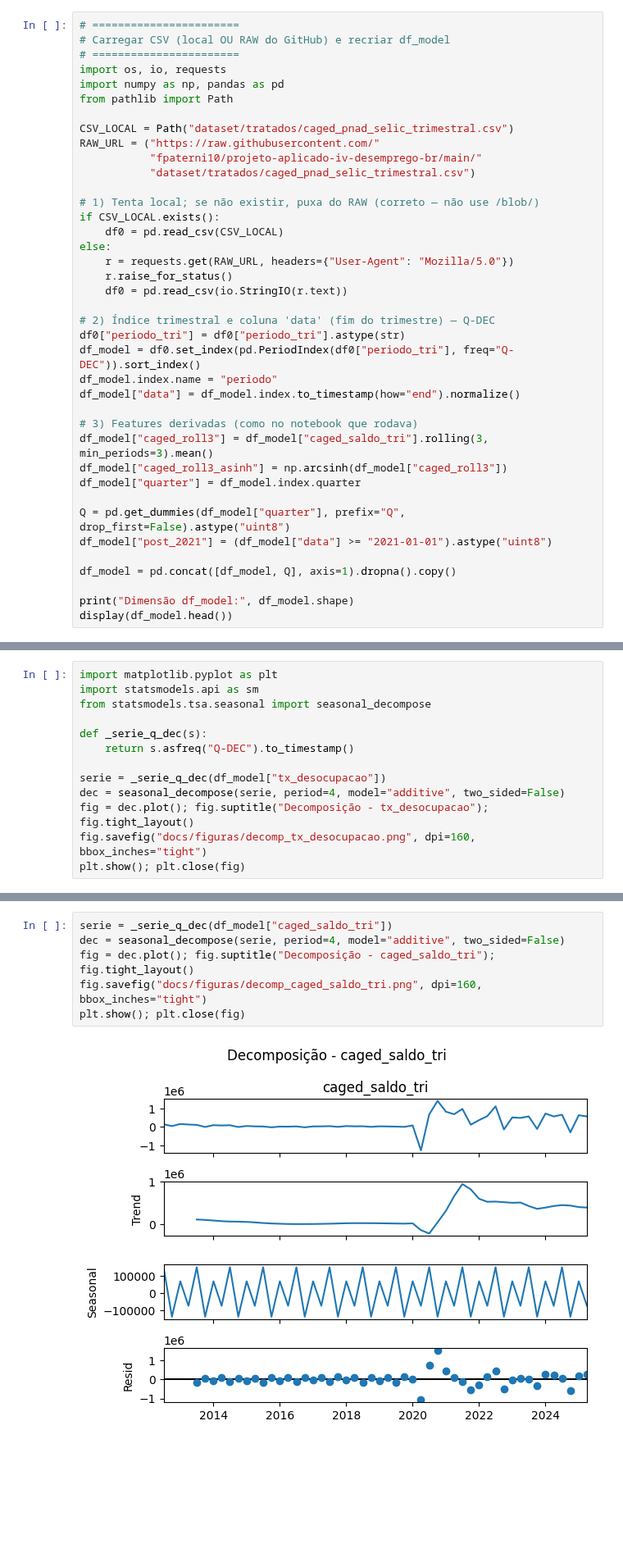
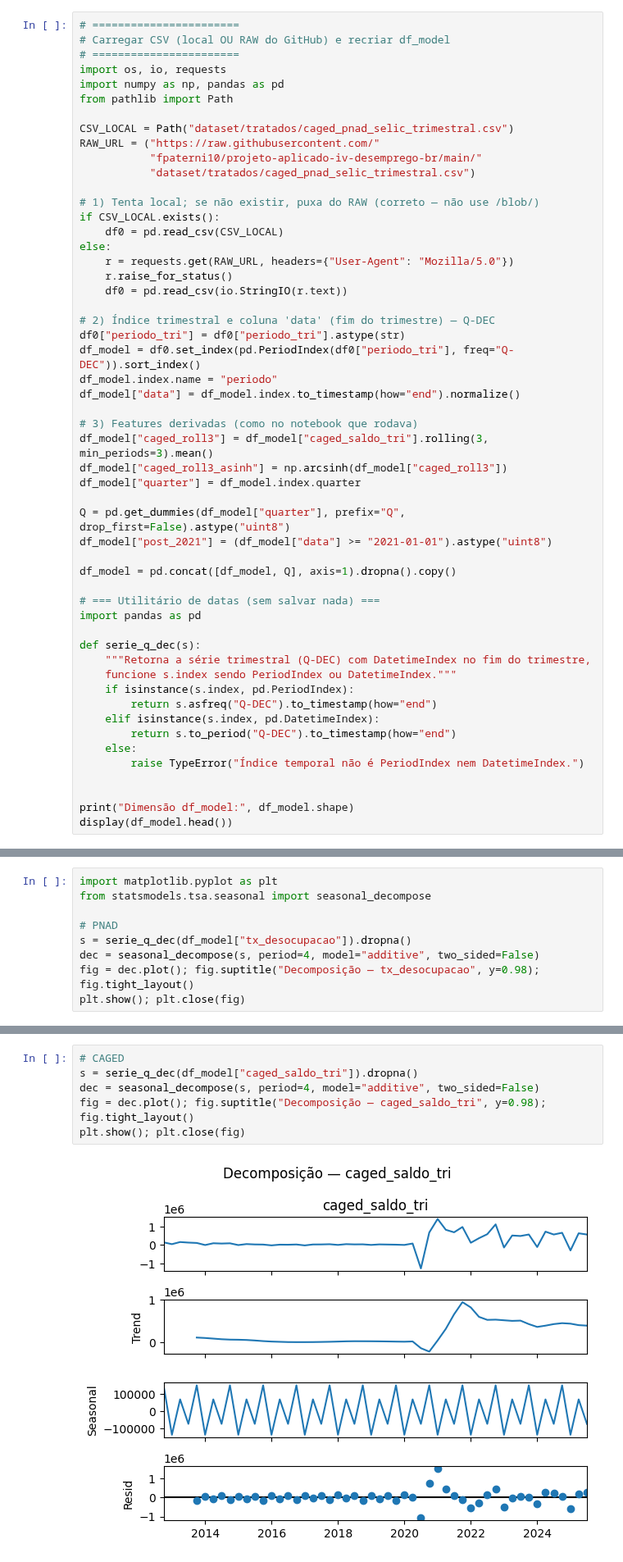
Before and after one commit to fpaterni10/projeto-aplicado-iv-desemprego-br, a Jupyter notebook: notebooks/entrega3/cd_projeto_aplicado_IV_entrega_3.ipynb, the cells around one changed output, grey strips where cells are left out. Shown at 82% size. Saved outputs shown, nothing was run; the diff lists cells and outputs as text; blank space fills up the shorter version.

```diff
--- a/notebooks/entrega3/cd_projeto_aplicado_IV_entrega_3.ipynb
+++ b/notebooks/entrega3/cd_projeto_aplicado_IV_entrega_3.ipynb
@@ -163,6 +163,20 @@ df_model["post_2021"] = (df_model["data"] >= "2021-01-01").astype("uint8")
 
 df_model = pd.concat([df_model, Q], axis=1).dropna().copy()
 
+# === Utilitário de datas (sem salvar nada) ===
+import pandas as pd
+
+def serie_q_dec(s):
+    """Retorna a série trimestral (Q-DEC) com DatetimeIndex no fim do trimestre,
+    funcione s.index sendo PeriodIndex ou DatetimeIndex."""
+    if isinstance(s.index, pd.PeriodIndex):
+        return s.asfreq("Q-DEC").to_timestamp(how="end")
+    elif isinstance(s.index, pd.DatetimeIndex):
+        return s.to_period("Q-DEC").to_timestamp(how="end")
+    else:
+        raise TypeError("Índice temporal não é PeriodIndex nem DatetimeIndex.")
+
+
 print("Dimensão df_model:", df_model.shape)
 display(df_model.head())
 # %% [output]
@@ -189,15 +203,11 @@ A tendência é ligeiramente positiva até 2019, seguida de queda acentuada em 2
 Essas decomposições confirmam que as séries possuem tendência e sazonalidade trimestral, justificando o uso de modelos sazonais (SARIMA ou SARIMAX).
 # %%
 import matplotlib.pyplot as plt
-import statsmodels.api as sm
 from statsmodels.tsa.seasonal import seasonal_decompose
 
-def _serie_q_dec(s):
-    return s.asfreq("Q-DEC").to_timestamp()
-
-serie = _serie_q_dec(df_model["tx_desocupacao"])
-dec = seasonal_decompose(serie, period=4, model="additive", two_sided=False)
-fig = dec.plot(); fig.suptitle("Decomposição - tx_desocupacao"); fig.tight_layout()
-fig.savefig("docs/figuras/decomp_tx_desocupacao.png", dpi=160, bbox_inches="tight")
+# PNAD
+s = serie_q_dec(df_model["tx_desocupacao"]).dropna()
+dec = seasonal_decompose(s, period=4, model="additive", two_sided=False)
+fig = dec.plot(); fig.suptitle("Decomposição — tx_desocupacao", y=0.98); fig.tight_layout()
 plt.show(); plt.close(fig)
 # %% [output]
@@ -217,13 +227,13 @@ Figura 2 – Decomposição - tx_desocupacao. (**PNAD**)
 Nota-se também recuperação moderada até 2020 e nova elevação transitória no período pandêmico (2020-2021).
 A componente sazonal evidencia oscilações regulares a cada quatro trimestres, comportamento trimestral típico do mercado de trabalho brasileiro (contratação no fim de ano e retrações no 1º trimestre).
 # %%
-serie = _serie_q_dec(df_model["caged_saldo_tri"])
-dec = seasonal_decompose(serie, period=4, model="additive", two_sided=False)
-fig = dec.plot(); fig.suptitle("Decomposição - caged_saldo_tri"); fig.tight_layout()
-fig.savefig("docs/figuras/decomp_caged_saldo_tri.png", dpi=160, bbox_inches="tight")
+# CAGED
+s = serie_q_dec(df_model["caged_saldo_tri"]).dropna()
+dec = seasonal_decompose(s, period=4, model="additive", two_sided=False)
+fig = dec.plot(); fig.suptitle("Decomposição — caged_saldo_tri", y=0.98); fig.tight_layout()
 plt.show(); plt.close(fig)
 # %% [output]
-[figure, old version]
+[figure, new version]
 # %% [markdown]
 Figura 3 – Decomposição - caged_saldo_tri (**CAGED**)
 
```
Also changed, not shown: parts of 1 cell of this notebook.
